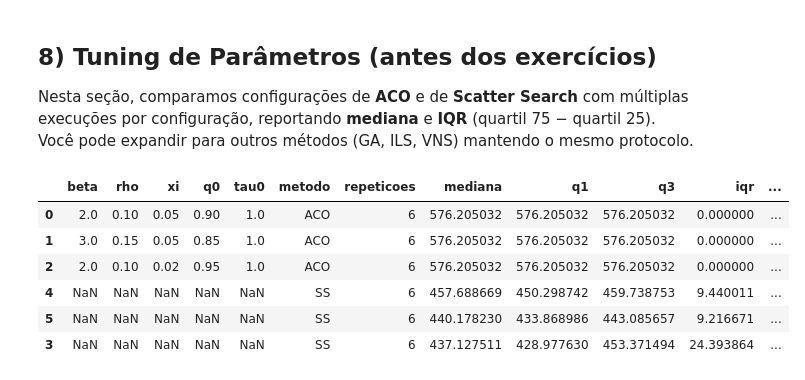
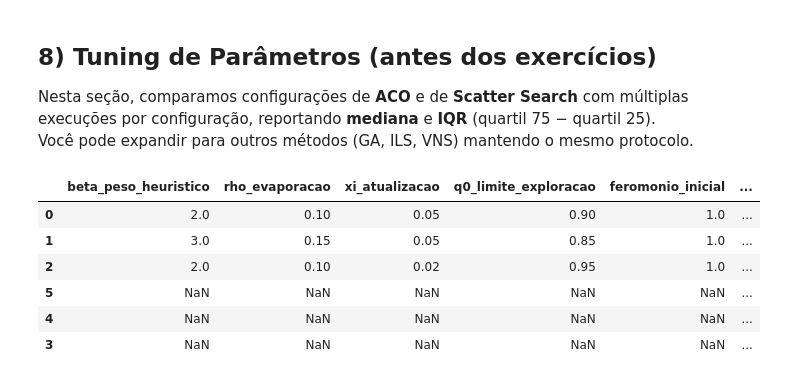
Before and after one commit to cdiegor/Metaheuristicas, a Jupyter notebook: MoMu.ipynb, the cells around one changed output. Saved outputs shown, nothing was run; the diff lists cells and outputs as text; code cells hidden in the pictures.

```diff
--- a/MoMu.ipynb
+++ b/MoMu.ipynb
@@ -297,13 +297,15 @@ def scatter_search(MM: MoMu, ref_size: int = 10, iters: int = 15) -> MoMu:
 
 
 class ACO_ACS:
-    def __init__(self, MM: MoMu, beta: float = 2.0, rho: float = 0.1, xi: float = 0.05, q0: float = 0.9, tau0: float = 1.0):
+    def __init__(self, MM: MoMu, beta_peso_heuristico: float = 2.0,
+                 rho_evaporacao: float = 0.1, xi_atualizacao: float = 0.05,
+                 q0_limite_exploracao: float = 0.9, feromonio_inicial: float = 1.0):
         self.MM = MM
-        self.beta = beta
-        self.rho = rho  # evaporação global
-        self.xi = xi    # atualização local
-        self.q0 = q0
-        self.tau = [[tau0]*(MM.M+1) for _ in range(MM.n)]
+        self.beta_peso_heuristico = beta_peso_heuristico
+        self.rho_evaporacao = rho_evaporacao    # evaporação global
+        self.xi_atualizacao = xi_atualizacao    # atualização local
+        self.q0_limite_exploracao = q0_limite_exploracao
+        self.tau_feromonio = [[feromonio_inicial]*(MM.M+1) for _ in range(MM.n)]
 
     def heuristica(self, j: int, m: int) -> float:
         w = self.MM.peso[j][m]; v = self.MM.valor[j][m]
@@ -318,11 +320,11 @@ class ACO_ACS:
             if not fact:
                 S.aplicar_move(j, 0);
                 continue
-            if random.random() < self.q0:
+            if random.random() < self.q0_limite_exploracao:
                 # escolha gananciosa
-                m = max(fact, key=lambda m: self.tau[j][m]*(self.heuristica(j,m)**self.beta))
+                m = max(fact, key=lambda m: self.tau_feromonio[j][m]*(self.heuristica(j,m)**self.beta_peso_heuristico))
             else:
-                scores = [self.tau[j][m]*(self.heuristica(j,m)**self.beta) for m in fact]
+                scores = [self.tau_feromonio[j][m]*(self.heuristica(j,m)**self.beta_peso_heuristico) for m in fact]
                 tot = sum(scores) + 1e-12
                 r = random.random()*tot; acc = 0.0
                 m = fact[-1]
@@ -331,7 +333,7 @@ class ACO_ACS:
                     if acc >= r:
                         m = mi; break
             # atualização local (ACS)
-            self.tau[j][m] = (1-self.xi)*self.tau[j][m] + self.xi*1.0
+            self.tau_feromonio[j][m] = (1-self.xi_atualizacao)*self.tau_feromonio[j][m] + self.xi_atualizacao*1.0
             S.aplicar_move(j, m)
         # reforço de viabilidade: se exceder capacidade por ruído, repara para 0
         if S.residual() < -1e-9:
@@ -347,12 +349,12 @@ class ACO_ACS:
     def evaporar_global(self):
         for j in range(self.MM.n):
             for m in range(self.MM.M+1):
-                self.tau[j][m] *= (1-self.rho)
+                self.tau_feromonio[j][m] *= (1-self.rho_evaporacao)
 
     def reforcar_global(self, Sbest: MoMu):
         ganho = 1.0 / max(1e-9, Sbest.valor_obj())
         for j, m in enumerate(Sbest.modo):
-            self.tau[j][m] += self.rho * ganho
+            self.tau_feromonio[j][m] += self.rho_evaporacao * ganho
 
     def rodar(self, iteracoes: int = 30, formigas: int = 20, seed: int = 1234) -> MoMu:
         set_seed(seed)
@@ -381,7 +383,8 @@ Rodamos `guloso`, `Scatter Search` e `ACO` em uma instância pequena apenas para
 MM = gerar_instancia(n=50, M=3, capacidade=150.0, seed=2025)
 Sg = busca_local_1viz(guloso(MM))
 Sss = scatter_search(MM, ref_size=8, iters=8)
-aco = ACO_ACS(MM, beta=2.0, rho=0.1, xi=0.05, q0=0.9, tau0=1.0)
+aco = ACO_ACS(MM, beta_peso_heuristico=2.0, rho_evaporacao=0.1,
+              xi_atualizacao=0.05, q0_limite_exploracao=0.9, feromonio_inicial=1.0)
 Sac = aco.rodar(iteracoes=20, formigas=12, seed=42)
 
 print("Guloso+BL:", Sg.valor_obj())
@@ -443,35 +446,35 @@ def avaliar_config_ss(MM: MoMu, cfg: dict, repeticoes: int = 10, seed: int = 123
 # %%
 
 
-MM_tune = gerar_instancia(n=60, M=3, capacidade=160.0, seed=2026)
+MM_tune = gerar_instancia(n=200, M=5, capacidade=200.0, seed=2026)
 
 cfgs_aco = [
-    {"beta": 2.0, "rho": 0.10, "xi": 0.05, "q0": 0.90, "tau0": 1.0},
-    {"beta": 3.0, "rho": 0.15, "xi": 0.05, "q0": 0.85, "tau0": 1.0},
-    {"beta": 2.0, "rho": 0.10, "xi": 0.02, "q0": 0.95, "tau0": 1.0},
+    {"beta_peso_heuristico": 2.0, "rho_evaporacao": 0.10, "xi_atualizacao": 0.05, "q0_limite_exploracao": 0.90, "feromonio_inicial": 1.0},
+    {"beta_peso_heuristico": 3.0, "rho_evaporacao": 0.15, "xi_atualizacao": 0.05, "q0_limite_exploracao": 0.85, "feromonio_inicial": 1.0},
+    {"beta_peso_heuristico": 2.0, "rho_evaporacao": 0.10, "xi_atualizacao": 0.02, "q0_limite_exploracao": 0.95, "feromonio_inicial": 1.0},
 ]
 
 cfgs_ss = [
     {"ref_size": 8, "iters": 10},
     {"ref_size": 12, "iters": 12},
     {"ref_size": 12, "iters": 18},
 ]
 
 resultados = []
 for cfg in cfgs_aco:
     resultados.append(avaliar_config_aco(MM_tune, cfg, repeticoes=6))
 for cfg in cfgs_ss:
     resultados.append(avaliar_config_ss(MM_tune, cfg, repeticoes=6))
 
 df_tuning = pd.DataFrame(resultados).sort_values(["metodo","mediana"], ascending=[True, False])
 display(df_tuning)
 # %% [output]
-|  | beta | rho | xi | q0 | tau0 | metodo | repeticoes | mediana | q1 | q3 | iqr | ... |
-| 0 | 2.0 | 0.10 | 0.05 | 0.90 | 1.0 | ACO | 6 | 576.205032 | 576.205032 | 576.205032 | 0.000000 | ... |
-| 1 | 3.0 | 0.15 | 0.05 | 0.85 | 1.0 | ACO | 6 | 576.205032 | 576.205032 | 576.205032 | 0.000000 | ... |
-| 2 | 2.0 | 0.10 | 0.02 | 0.95 | 1.0 | ACO | 6 | 576.205032 | 576.205032 | 576.205032 | 0.000000 | ... |
-| 4 | NaN | NaN | NaN | NaN | NaN | SS | 6 | 457.688669 | 450.298742 | 459.738753 | 9.440011 | ... |
-| 5 | NaN | NaN | NaN | NaN | NaN | SS | 6 | 440.178230 | 433.868986 | 443.085657 | 9.216671 | ... |
-| 3 | NaN | NaN | NaN | NaN | NaN | SS | 6 | 437.127511 | 428.977630 | 453.371494 | 24.393864 | ... |
+|  | beta_peso_heuristico | rho_evaporacao | xi_atualizacao | q0_limite_exploracao | feromonio_inicial | ... |
+| 0 | 2.0 | 0.10 | 0.05 | 0.90 | 1.0 | ... |
+| 1 | 3.0 | 0.15 | 0.05 | 0.85 | 1.0 | ... |
+| 2 | 2.0 | 0.10 | 0.02 | 0.95 | 1.0 | ... |
+| 5 | NaN | NaN | NaN | NaN | NaN | ... |
+| 4 | NaN | NaN | NaN | NaN | NaN | ... |
+| 3 | NaN | NaN | NaN | NaN | NaN | ... |
 # %%
 
```
Also changed, not shown: parts of 4 cells of this notebook.
